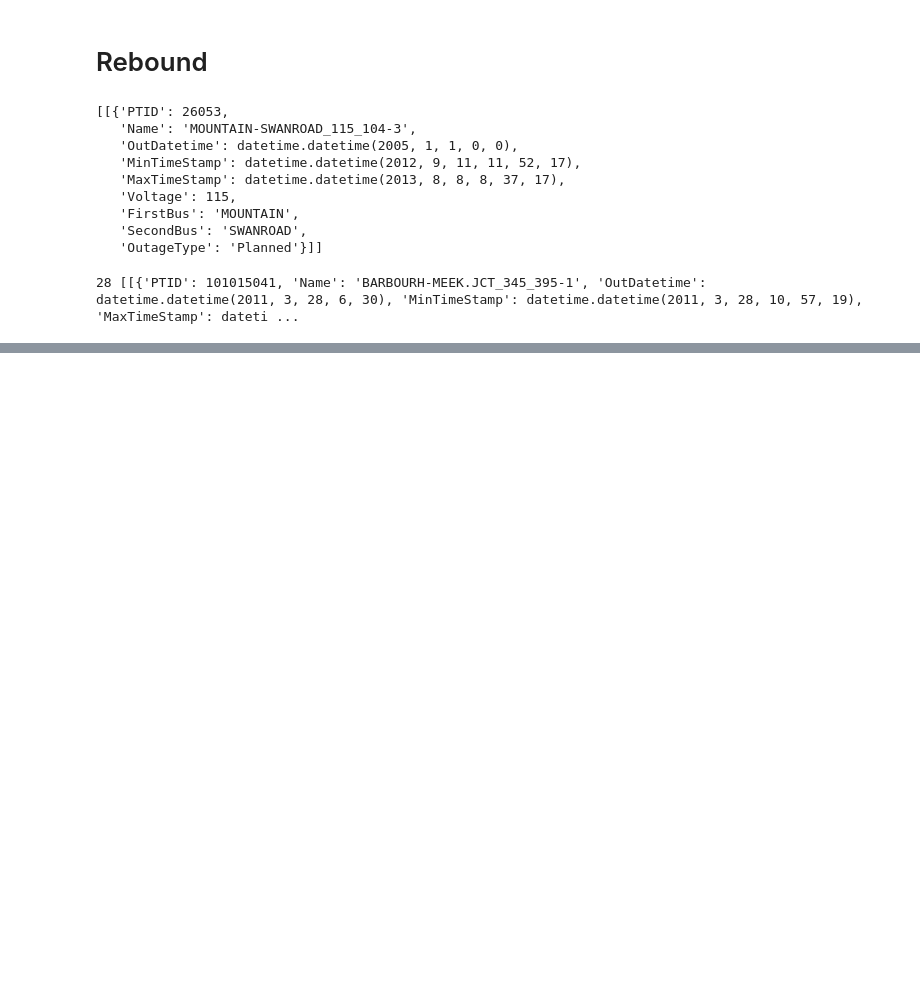
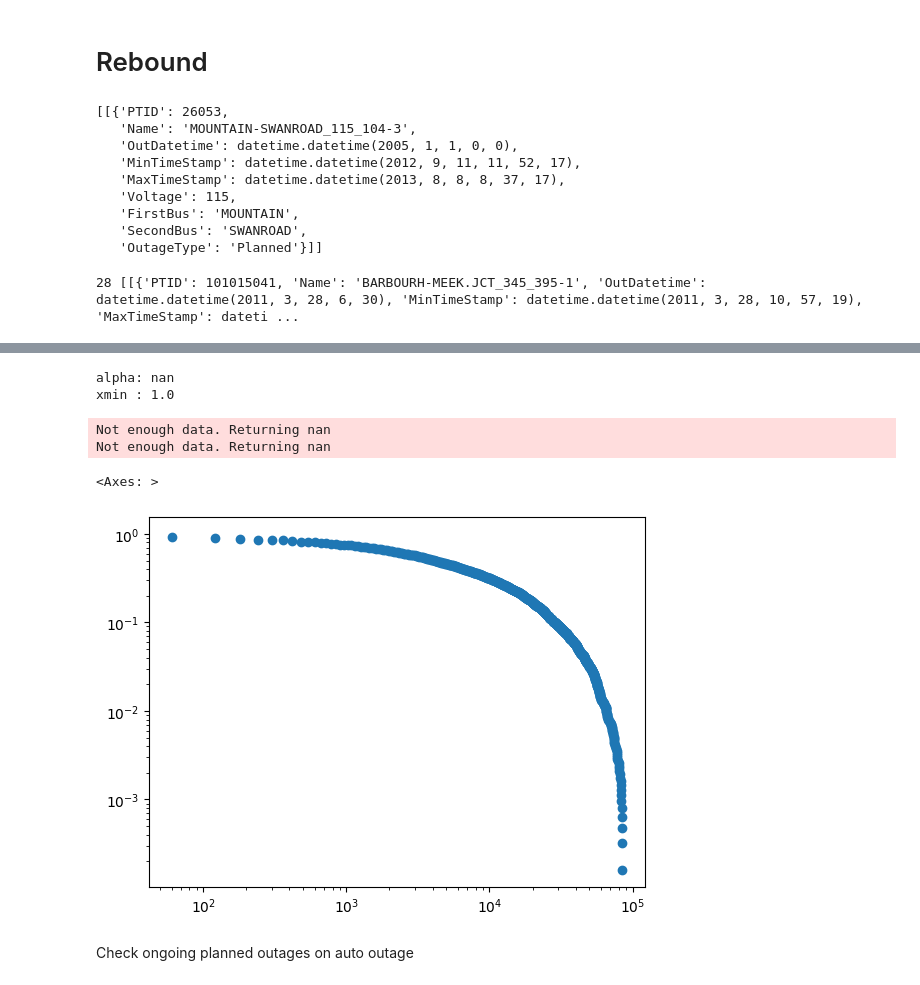
Before and after one commit to mohamad-hasan-sohan-ajini/predictive-maintenance, a Jupyter notebook: src/our_data_eda.ipynb, the cells around one changed output, grey strips where cells are left out. Drawn from its saved outputs; the diff is of its cells as text; code cells hidden in the pictures; blank space fills up the shorter version.

Commit message:
Check a hypothesis

```diff
--- a/src/our_data_eda.ipynb
+++ b/src/our_data_eda.ipynb
@@ -331,0 +340,17 @@ plt.savefig(output_path / "rebound_voltage_time.pdf", dpi=300)
+# %%
+time_list = []
+for old_outage, current_outage in zip(actual_data, actual_data[1:]):
+    if old_outage["OutageType"] == "Planned" and current_outage["OutageType"] == "Auto":
+        delta = current_outage["OutDatetime"] - old_outage["OutDatetime"]
+        time_list.append(delta.seconds)
+# %%
+plot_log_log(time_list, xmin=1, xmax=50)
+# %% [output]
+alpha: nan
+xmin : 1.0
+Not enough data. Returning nan
+Not enough data. Returning nan
+<Axes: >
+[figure, added]
+# %% [markdown]
+Check ongoing planned outages on auto outage
```
Also changed, not shown: parts of 5 cells of this notebook.
